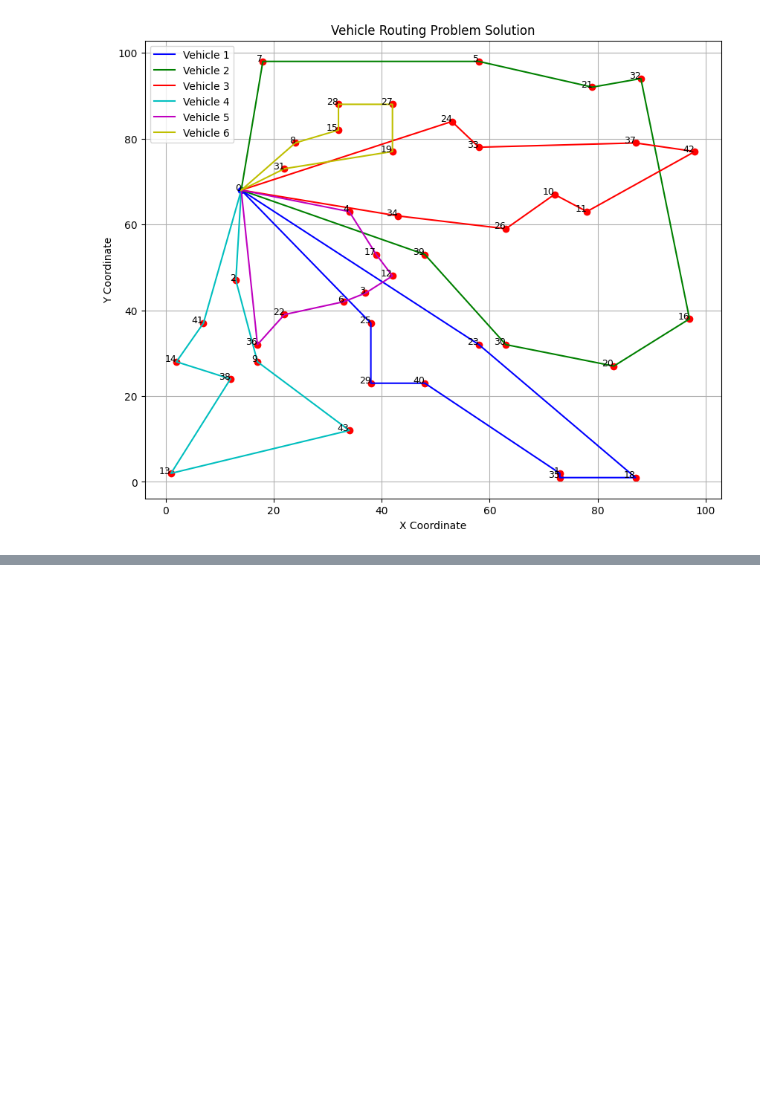
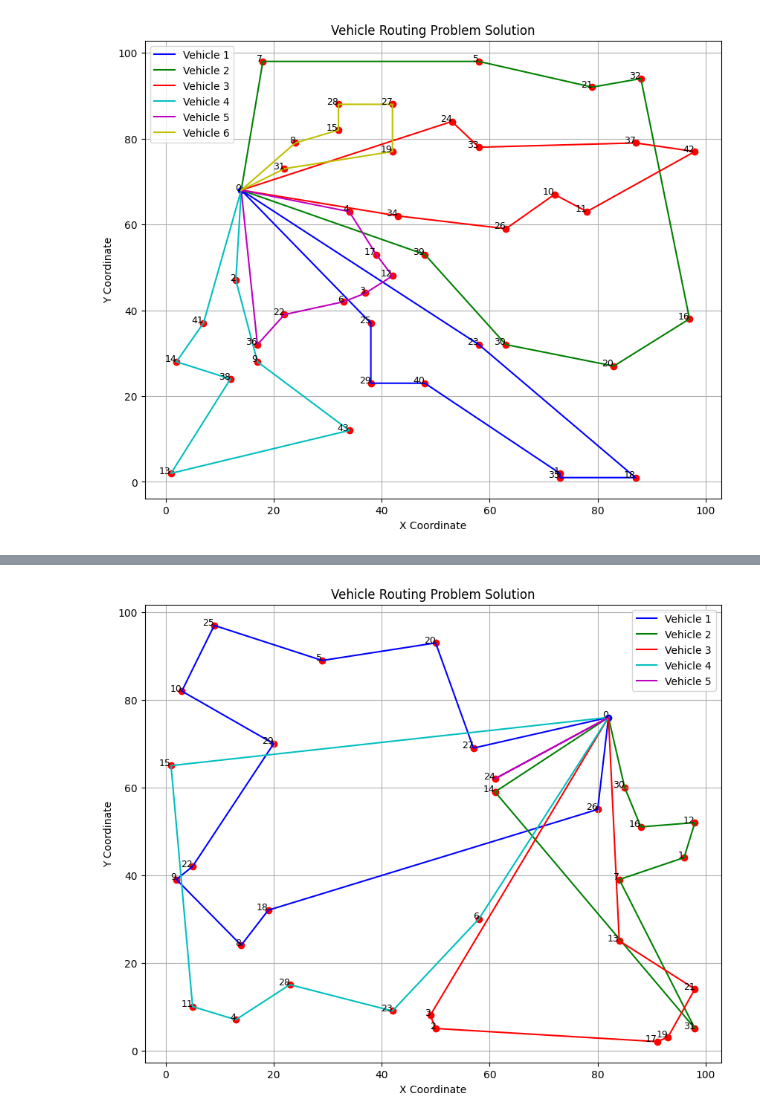
Before and after one commit to fengyxz/cvrp-funsearch, a Jupyter notebook: cvrp-funsearch/Other_algorithms/ortools/others-cvrp.ipynb, the cells around one changed output, grey strips where cells are left out. Drawn from its saved outputs; the diff is of its cells as text; code cells hidden in the pictures; blank space fills up the shorter version.

```diff
--- a/cvrp-funsearch/Other_algorithms/ortools/others-cvrp.ipynb
+++ b/cvrp-funsearch/Other_algorithms/ortools/others-cvrp.ipynb
@@ -346,3 +342,84 @@ Successfully read A-n44-k6.vrp
 995
 Total distance of all routes: 995m
 [figure]
+# %%
+
+import numpy as np
+
+
+def ant_colony_optimization(data, num_ants=10, num_iterations=100, alpha=1, beta=2, rho=0.5, Q=100):
+    num_locations = data['num_locations']
+    num_vehicles = data['num_vehicles']
+    depot = data['depot']
+    distance_matrix = np.array(data['distance_matrix'])
+    demands = data['demand']
+    capacity = data['vehicle_capacity']
+
+    pheromone = np.ones((num_locations, num_locations))
+    best_routes = None
+    best_distance = float('inf')
+
+    for _ in range(num_iterations):
+        all_routes = []
+        all_distances = []
+
+        for _ in range(num_ants):
+            routes = [[] for _ in range(num_vehicles)]
+            vehicle_loads = [0] * num_vehicles
+            unvisited = set(range(num_locations)) - {depot}
+
+            for vehicle_id in range(num_vehicles):
+                routes[vehicle_id].append(depot)
+                current_node = depot
+
+                while unvisited:
+                    probabilities = []
+                    nodes = []
+
+                    for node in unvisited:
+                        if vehicle_loads[vehicle_id] + demands[node] <= capacity:
+                            tau = pheromone[current_node][node] ** alpha
+                            eta = (1 / (distance_matrix[current_node][node] + 1e-6)) ** beta
+                            probabilities.append(tau * eta)
+                            nodes.append(node)
+
+                    if not nodes:
+                        break
+
+                    probabilities = np.array(probabilities) / sum(probabilities)
+                    next_node = np.random.choice(nodes, p=probabilities)
+                    routes[vehicle_id].append(next_node)
+                    vehicle_loads[vehicle_id] += demands[next_node]
+                    unvisited.remove(next_node)
+                    current_node = next_node
+
+                routes[vehicle_id].append(depot)
+
+            total_distance = sum(
+                sum(distance_matrix[routes[i][j]][routes[i][j+1]] for j in range(len(routes[i])-1))
+                for i in range(num_vehicles)
+            )
+
+            all_routes.append(routes)
+            all_distances.append(total_distance)
+
+            if total_distance < best_distance:
+                best_distance = total_distance
+                best_routes = routes
+
+        pheromone *= (1 - rho)
+        for routes, total_distance in zip(all_routes, all_distances):
+            for route in routes:
+                for i in range(len(route) - 1):
+                    pheromone[route[i]][route[i + 1]] += Q / total_distance
+
+    print(f"Best Distance: {best_distance}")
+    for i, route in enumerate(best_routes):
+        print(f"Route {i}: {route}")
+    return best_routes
+
+
+
+routes = ant_colony_optimization(instance)
+plot_CVRP_solution(routes, instance['locations'])
+# %% [output]
@@ -348,0 +432 @@ Total distance of all routes: 995m
+[figure, added]
```
Also changed, not shown: parts of 5 cells of this notebook, 55 other files.
